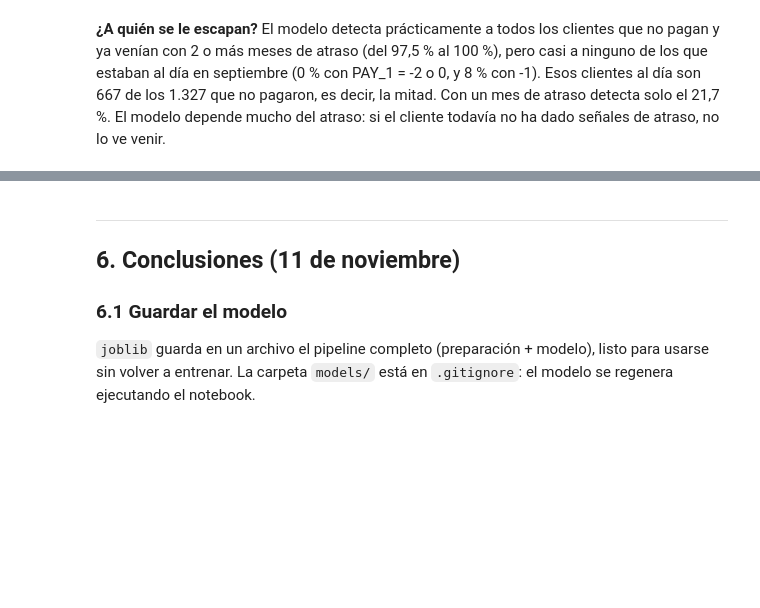
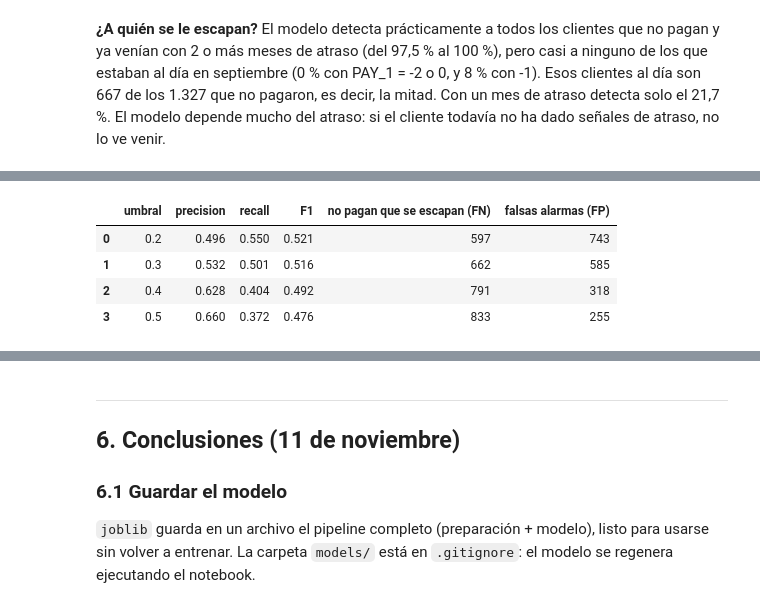
Before and after one commit to lfdaps/proyecto-equipo_1, a Jupyter notebook: notebooks/proyecto_equipo.ipynb, the cells around one changed output, grey strips where cells are left out. Saved outputs shown, nothing was run; the diff lists cells and outputs as text; code cells hidden in the pictures; blank space fills up the shorter version.

Commit message:
feat: agrega análisis del umbral de decisión

```diff
--- a/notebooks/proyecto_equipo.ipynb
+++ b/notebooks/proyecto_equipo.ipynb
@@ -681,0 +686,23 @@ deteccion
+# %%
+from sklearn.metrics import f1_score, precision_score, recall_score
+
+prob_test = mejor.predict_proba(X_test)[:, 1]  # probabilidad de NO pagar de cada cliente de test
+
+filas = []
+for umbral in [0.2, 0.3, 0.4, 0.5]:
+    pred = (prob_test >= umbral).astype(int)
+    filas.append({
+        "umbral": umbral,
+        "precision": precision_score(y_test, pred),
+        "recall": recall_score(y_test, pred),
+        "F1": f1_score(y_test, pred),
+        "no pagan que se escapan (FN)": int(((pred == 0) & (y_test == 1)).sum()),
+        "falsas alarmas (FP)": int(((pred == 1) & (y_test == 0)).sum()),
+    })
+pd.DataFrame(filas).round(3)
+# %% [output]
+|  | umbral | precision | recall | F1 | no pagan que se escapan (FN) | falsas alarmas (FP) |
+| 0 | 0.2 | 0.496 | 0.550 | 0.521 | 597 | 743 |
+| 1 | 0.3 | 0.532 | 0.501 | 0.516 | 662 | 585 |
+| 2 | 0.4 | 0.628 | 0.404 | 0.492 | 791 | 318 |
+| 3 | 0.5 | 0.660 | 0.372 | 0.476 | 833 | 255 |
```
Also changed, not shown: parts of 3 cells of this notebook.
